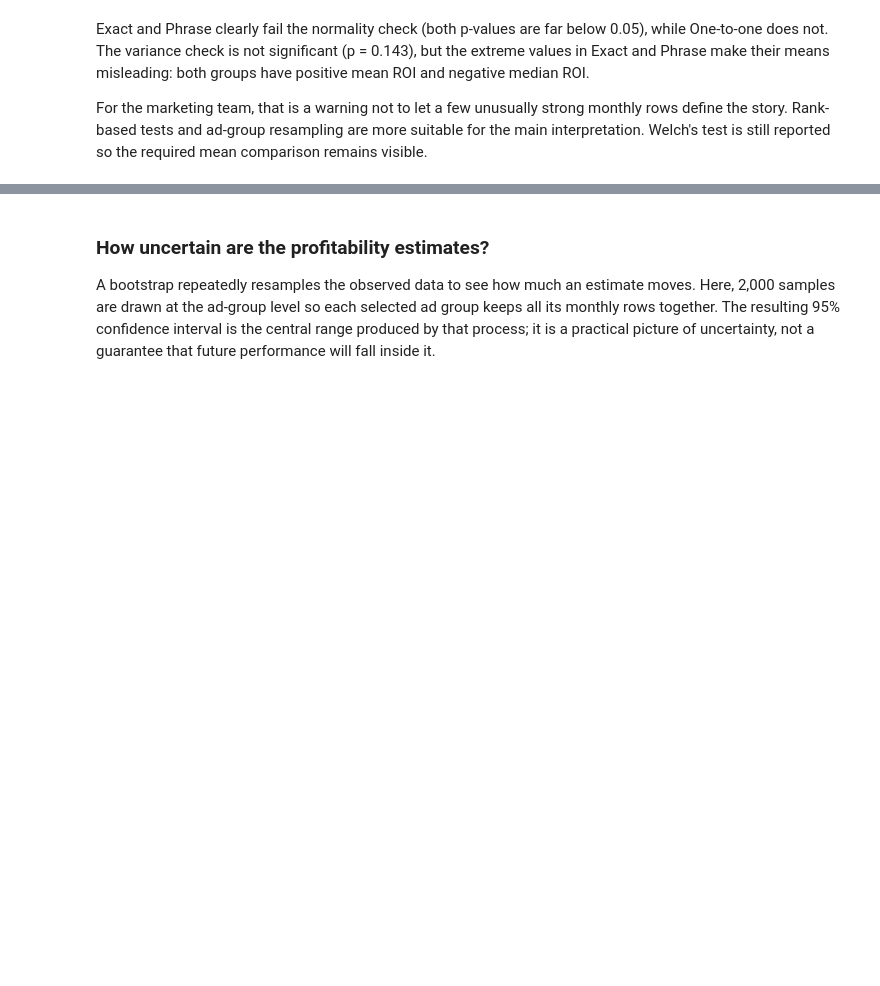
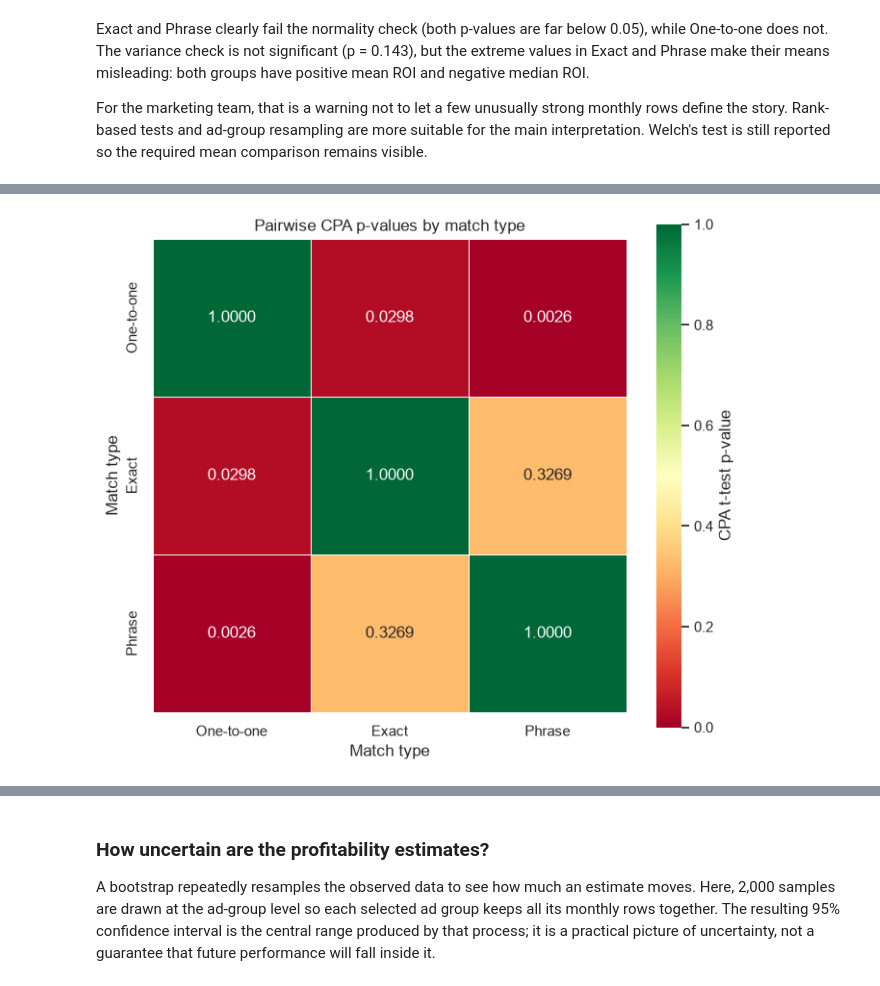
Before and after one commit to ai-consulting-bootcamp/lab-statistical-analysis, a Jupyter notebook: notebooks/statistical_analysis.ipynb, the cells around one changed output, grey strips where cells are left out. Saved outputs shown, nothing was run; the diff lists cells and outputs as text; code cells hidden in the pictures; blank space fills up the shorter version.

```diff
--- a/notebooks/statistical_analysis.ipynb
+++ b/notebooks/statistical_analysis.ipynb
@@ -98,0 +158,16 @@ For the marketing team, that is a warning not to let a few unusually strong mont
+# %%
+cpa_p_matrix = pd.DataFrame(1.0, index=MATCH_ORDER, columns=MATCH_ORDER)
+for row in cpa_tests.itertuples():
+    cpa_p_matrix.loc[row.group_a, row.group_b] = row.p_value
+    cpa_p_matrix.loc[row.group_b, row.group_a] = row.p_value
+
+fig, ax = plt.subplots(figsize=(7, 6))
+sns.heatmap(cpa_p_matrix, annot=True, fmt=".4f", cmap="RdYlGn", vmin=0, vmax=1,
+            square=True, linewidths=.5, cbar_kws={"label": "CPA t-test p-value"}, ax=ax)
+ax.set_title("Pairwise CPA p-values by match type")
+ax.set_xlabel("Match type"); ax.set_ylabel("Match type")
+fig.tight_layout()
+fig.savefig(OUTPUT_DIR / "metric_comparison_heatmap.png", dpi=180, bbox_inches="tight")
+plt.show()
+# %% [output]
+[figure, added]
```
Also changed, not shown: parts of 16 cells of this notebook, 23 other files.
